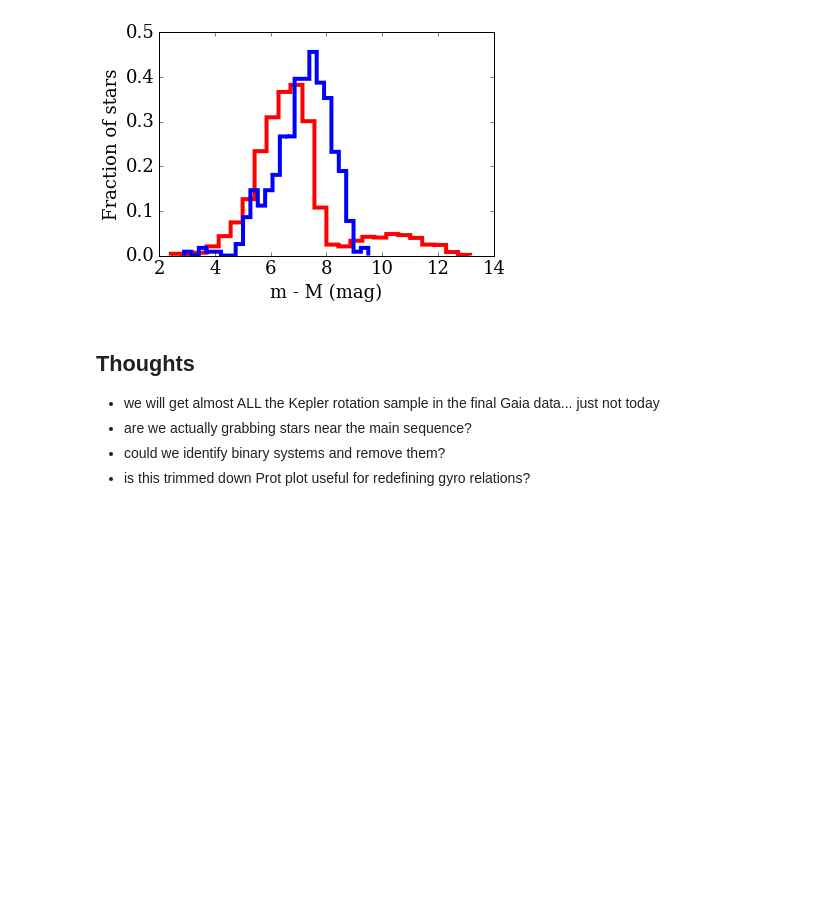
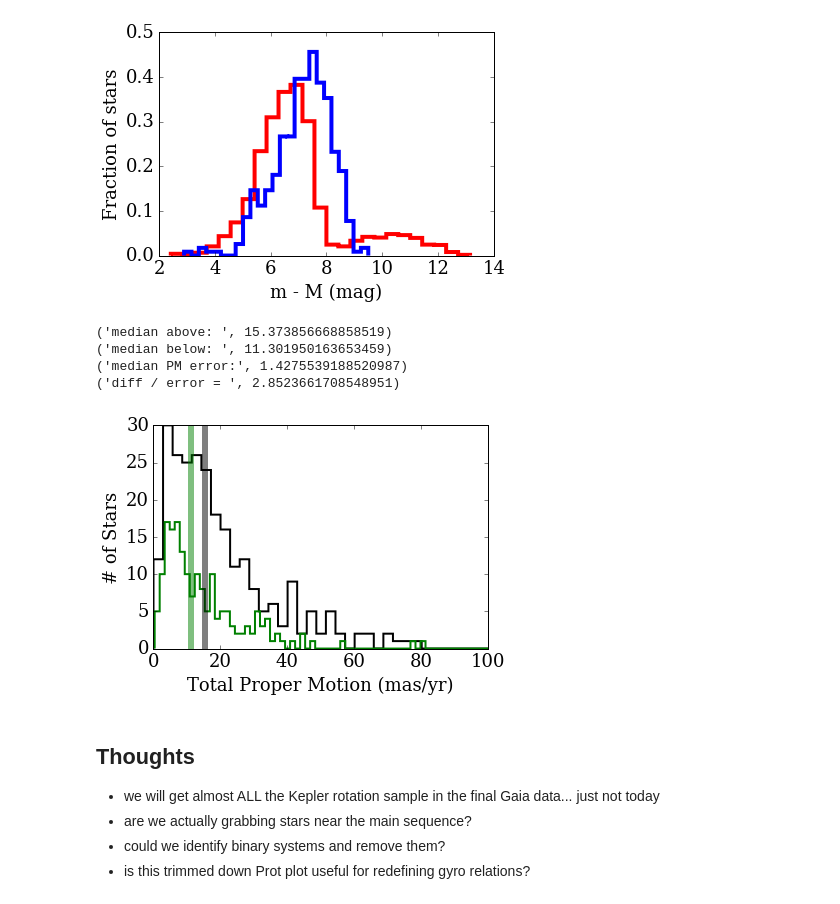
Before and after one commit to jradavenport/gaia_rot, a Jupyter notebook: explore.ipynb, the cells around one changed output. Drawn from its saved outputs; the diff is of its cells as text; code cells hidden in the pictures; blank space fills up the shorter version.

```diff
--- a/explore.ipynb
+++ b/explore.ipynb
@@ -528,6 +540,38 @@ print('TGAS median: ', np.median(DM_tgas))
 ('K/M median: ', 6.679524060742418)
 ('TGAS median: ', 7.2765620979597507)
 [figure]
+# %%
+# now recreate the proper motion histogram, Fig 13 from McQuillan (2013)
+above = np.where((gaia[u'Prot'].values[ok][msok] > red_P))
+below = np.where((gaia[u'Prot'].values[ok][msok] <= red_P))
+
+total_pm = np.sqrt((gaia[u'pmra'].values[ok][msok])**2 + (gaia[u'pmdec'].values[ok][msok])**2)
+total_pm_err = np.sqrt((gaia[u'pmra_error'].values[ok][msok])**2 + (gaia[u'pmdec_error'].values[ok][msok])**2)
+
+_ = plt.hist(total_pm[above], color='black', histtype='step', bins=70, lw=2)
+_ = plt.hist(total_pm[below], color='green', histtype='step', bins=70, lw=2)
+
+plt.vlines(np.median(total_pm[above]), 0, 30, lw=6, alpha=0.5)
+plt.vlines(np.median(total_pm[below]), 0, 30, lw=6, alpha=0.5, color='green')
+
+plt.xlim(0, 100)
+plt.xlabel('Total Proper Motion (mas/yr)')
+plt.ylabel('# of Stars')
+
+
+print('median above: ', np.median(total_pm[above]))
+print('median below: ', np.median(total_pm[below]))
+print('median PM error:', np.median(total_pm_err))
+
+print('diff / error = ', (np.median(total_pm[above]) - np.median(total_pm[below])) / np.median(total_pm_err))
+
+plt.savefig('fig6.png', dpi=300, bbox_inches='tight', pad_inches=0.25)
+# %% [output]
+('median above: ', 15.373856668858519)
+('median below: ', 11.301950163653459)
+('median PM error:', 1.4275539188520987)
+('diff / error = ', 2.8523661708548951)
+[figure, added]
 # %% [markdown]
 ## Thoughts
 
```
Also changed, not shown: parts of 2 cells of this notebook, 2 other files.
